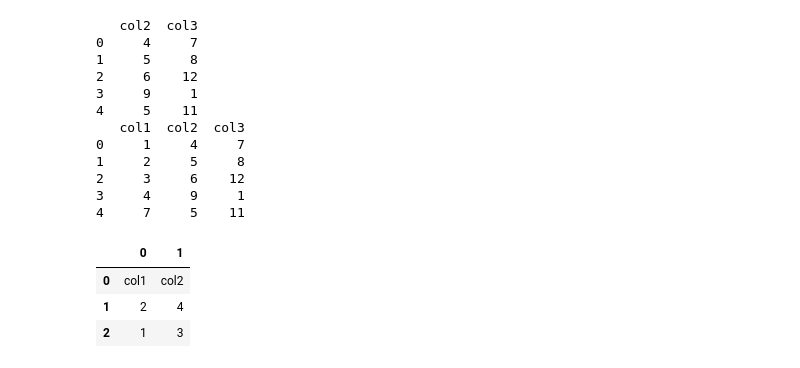
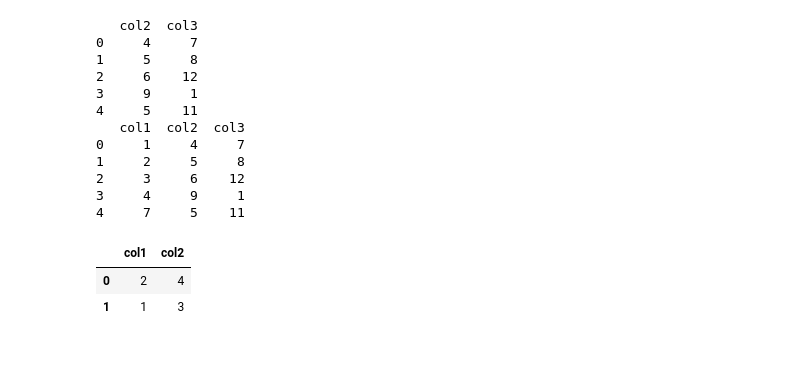
Before and after one commit to 2000pawan/Data_Science., a Jupyter notebook: Pandas/Exercise/DataFrame.ipynb, the cells around one changed output. Drawn from its saved outputs; the diff is of its cells as text; code cells hidden in the pictures.

```diff
--- a/Pandas/Exercise/DataFrame.ipynb
+++ b/Pandas/Exercise/DataFrame.ipynb
@@ -1028,10 +1028,10 @@ print(df)
 # %%
 import pandas as pd
 x=[['col1', 'col2'], [2, 4], [1, 3]]
-df=pd.DataFrame(x)
+headers=x.pop(0)
+df=pd.DataFrame(x,columns=headers)
 df
 # %% [output]
-|  | 0 | 1 |
-| 0 | col1 | col2 |
-| 1 | 2 | 4 |
-| 2 | 1 | 3 |
+|  | col1 | col2 |
+| 0 | 2 | 4 |
+| 1 | 1 | 3 |
```
Also changed, not shown: parts of 1 cell of this notebook.
